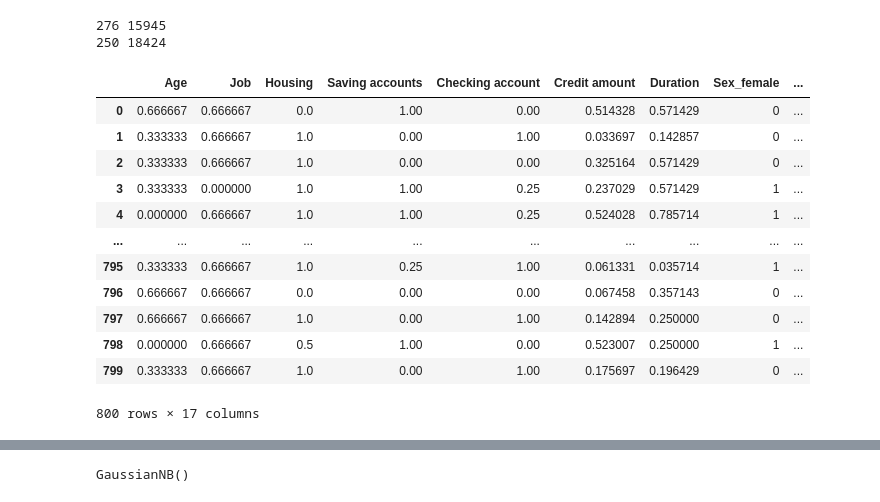
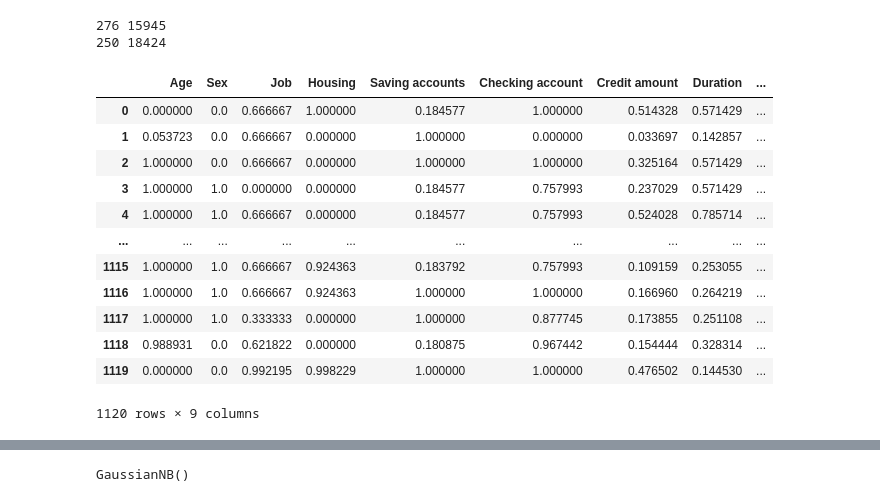
Before and after one commit to DucQuynh02/IntroML, a Jupyter notebook: Preprocessing.ipynb, the cells around one changed output, grey strips where cells are left out. Drawn from its saved outputs; the diff is of its cells as text; code cells hidden in the pictures.

Commit message:
new encoder

```diff
--- a/Preprocessing.ipynb
+++ b/Preprocessing.ipynb
@@ -96,3 +108,9 @@ dtype: object
 # %%
 numeric_cols = ['Job','Credit amount','Duration']
 categorical_cols = ['Sex','Housing','Saving accounts','Checking account','Purpose', 'Age']
+# %%
+import category_encoders as ce
+encoder = ce.TargetEncoder(categorical_cols)
+encoder.fit(X=train_data, y= train_labels)
+train_data= encoder.transform(train_data)
+test_data = encoder.transform(test_data)
@@ -135,14 +177,14 @@ Age [3 2 1 4]
 # %%
-train_data['Housing'] = train_data['Housing'].apply(lambda x: 0 if x == 'free' else (2 if x == 'own' else 1))
-train_data['Saving accounts'] = train_data['Saving accounts'].apply(lambda x: 2 if x == 'nan'
-                                                                    else(0 if x == 'little'
-                                                                    else(1 if x == 'moderate'
-                                                                    else(3 if x == 'quite rich'
-                                                                    else 4))))
+# train_data['Housing'] = train_data['Housing'].apply(lambda x: 0 if x == 'free' else (2 if x == 'own' else 1))
+# train_data['Saving accounts'] = train_data['Saving accounts'].apply(lambda x: 2 if x == 'nan'
+#                                                                     else(0 if x == 'little'
+#                                                                     else(1 if x == 'moderate'
+#                                                                     else(3 if x == 'quite rich'
+#                                                                     else 4))))
 
-train_data['Checking account'] = train_data['Checking account'].apply(lambda x: 2 if x == 'nan'
-                                                                    else(0 if x == 'little'
-                                                                    else(1 if x == 'moderate'
-                                                                    else(3 if x == 'quite rich'
-                                                                    else 4))))
+# train_data['Checking account'] = train_data['Checking account'].apply(lambda x: 2 if x == 'nan'
+#                                                                     else(0 if x == 'little'
+#                                                                     else(1 if x == 'moderate'
+#                                                                     else(3 if x == 'quite rich'
+#                                                                     else 4))))
 # %%
@@ -169,7 +211,7 @@ test_data['Checking account'] = test_data['Checking account'].apply(lambda x: 0
 # train_data['Sex'] = train_data['Sex'].apply(lambda x: 0 if x == 'female' else 1)
 # test_data['Sex'] = test_data['Sex'].apply(lambda x: 0 if x == 'female' else 1)
 # %%
-numeric_cols = ['Age','Job','Credit amount','Duration','Housing','Saving accounts','Checking account']
+numeric_cols = ['Age','Job','Credit amount','Duration','Housing','Saving accounts','Checking account','Sex','Purpose']
 categorical_cols = ['Sex','Purpose']
 # %%
 print(np.min(train_data['Credit amount']),np.max(train_data['Credit amount']))
@@ -180,23 +222,23 @@ print(np.min(test_data['Credit amount']),np.max(test_data['Credit amount']))
 # %%
 scaler = MinMaxScaler().fit(train_data[numeric_cols])
 train_data[numeric_cols] = scaler.transform(train_data[numeric_cols])
-train_data = get_dummies(train_data, categorical_cols)
-# train_data, train_labels = SMOTE().fit_resample(train_data, train_labels)
+# train_data = get_dummies(train_data, categorical_cols)
+train_data, train_labels = SMOTE().fit_resample(train_data, train_labels)
 train_data
 # %% [output]
-|  | Age | Job | Housing | Saving accounts | Checking account | Credit amount | Duration | Sex_female | ... |
-| 0 | 0.666667 | 0.666667 | 0.0 | 1.00 | 0.00 | 0.514328 | 0.571429 | 0 | ... |
-| 1 | 0.333333 | 0.666667 | 1.0 | 0.00 | 1.00 | 0.033697 | 0.142857 | 0 | ... |
-| 2 | 0.333333 | 0.666667 | 1.0 | 0.00 | 0.00 | 0.325164 | 0.571429 | 0 | ... |
-| 3 | 0.333333 | 0.000000 | 1.0 | 1.00 | 0.25 | 0.237029 | 0.571429 | 1 | ... |
-| 4 | 0.000000 | 0.666667 | 1.0 | 1.00 | 0.25 | 0.524028 | 0.785714 | 1 | ... |
+|  | Age | Sex | Job | Housing | Saving accounts | Checking account | Credit amount | Duration | ... |
+| 0 | 0.000000 | 0.0 | 0.666667 | 1.000000 | 0.184577 | 1.000000 | 0.514328 | 0.571429 | ... |
+| 1 | 0.053723 | 0.0 | 0.666667 | 0.000000 | 1.000000 | 0.000000 | 0.033697 | 0.142857 | ... |
+| 2 | 1.000000 | 0.0 | 0.666667 | 0.000000 | 1.000000 | 1.000000 | 0.325164 | 0.571429 | ... |
+| 3 | 1.000000 | 1.0 | 0.000000 | 0.000000 | 0.184577 | 0.757993 | 0.237029 | 0.571429 | ... |
+| 4 | 1.000000 | 1.0 | 0.666667 | 0.000000 | 0.184577 | 0.757993 | 0.524028 | 0.785714 | ... |
 | ... | ... | ... | ... | ... | ... | ... | ... | ... | ... |
-| 795 | 0.333333 | 0.666667 | 1.0 | 0.25 | 1.00 | 0.061331 | 0.035714 | 1 | ... |
-| 796 | 0.666667 | 0.666667 | 0.0 | 0.00 | 0.00 | 0.067458 | 0.357143 | 0 | ... |
-| 797 | 0.666667 | 0.666667 | 1.0 | 0.00 | 1.00 | 0.142894 | 0.250000 | 0 | ... |
-| 798 | 0.000000 | 0.666667 | 0.5 | 1.00 | 0.00 | 0.523007 | 0.250000 | 1 | ... |
-| 799 | 0.333333 | 0.666667 | 1.0 | 0.00 | 1.00 | 0.175697 | 0.196429 | 0 | ... |
+| 1115 | 1.000000 | 1.0 | 0.666667 | 0.924363 | 0.183792 | 0.757993 | 0.109159 | 0.253055 | ... |
+| 1116 | 1.000000 | 1.0 | 0.666667 | 0.924363 | 1.000000 | 1.000000 | 0.166960 | 0.264219 | ... |
+| 1117 | 1.000000 | 1.0 | 0.333333 | 0.000000 | 1.000000 | 0.877745 | 0.173855 | 0.251108 | ... |
+| 1118 | 0.988931 | 0.0 | 0.621822 | 0.000000 | 0.180875 | 0.967442 | 0.154444 | 0.328314 | ... |
+| 1119 | 0.000000 | 0.0 | 0.992195 | 0.998229 | 1.000000 | 1.000000 | 0.476502 | 0.144530 | ... |
-800 rows × 17 columns
+1120 rows × 9 columns
 # %%
 for col in train_data.columns:
     print(col,train_data[col].unique())
```
Also changed, not shown: parts of 13 cells of this notebook, 1 other file.
